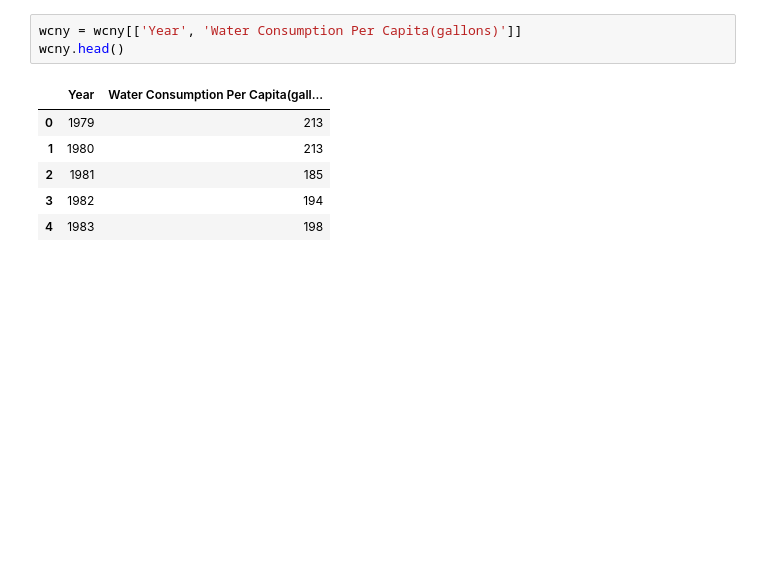
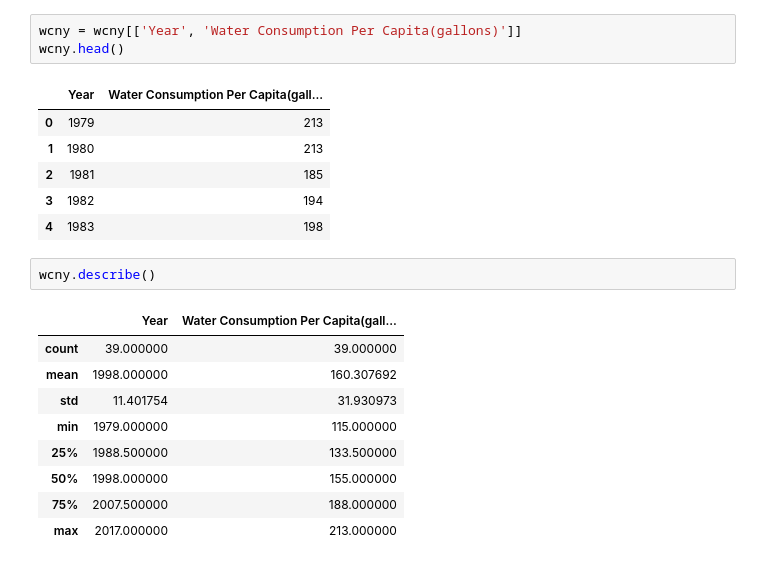
Before and after one commit to sg5718/PUI2018_sg5718, a Jupyter notebook: HW8_sg5718/Assignment1_sg5718.ipynb, the cells around one changed output. Drawn from its saved outputs; the diff is of its cells as text; blank space fills up the shorter version.

```diff
--- a/HW8_sg5718/Assignment1_sg5718.ipynb
+++ b/HW8_sg5718/Assignment1_sg5718.ipynb
@@ -61,5 +61,17 @@ wcny.head()
 | 2 | 1981 | 185 |
 | 3 | 1982 | 194 |
 | 4 | 1983 | 198 |
+# %%
+wcny.describe()
+# %% [output]
+|  | Year | Water Consumption Per Capita(gall... |
+| count | 39.000000 | 39.000000 |
+| mean | 1998.000000 | 160.307692 |
+| std | 11.401754 | 31.930973 |
+| min | 1979.000000 | 115.000000 |
+| 25% | 1988.500000 | 133.500000 |
+| 50% | 1998.000000 | 155.000000 |
+| 75% | 2007.500000 | 188.000000 |
+| max | 2017.000000 | 213.000000 |
 # %%
 figure = plt.figure(figsize=(12, 8))
```
Also changed, not shown: parts of 2 cells of this notebook, 1 other file.
